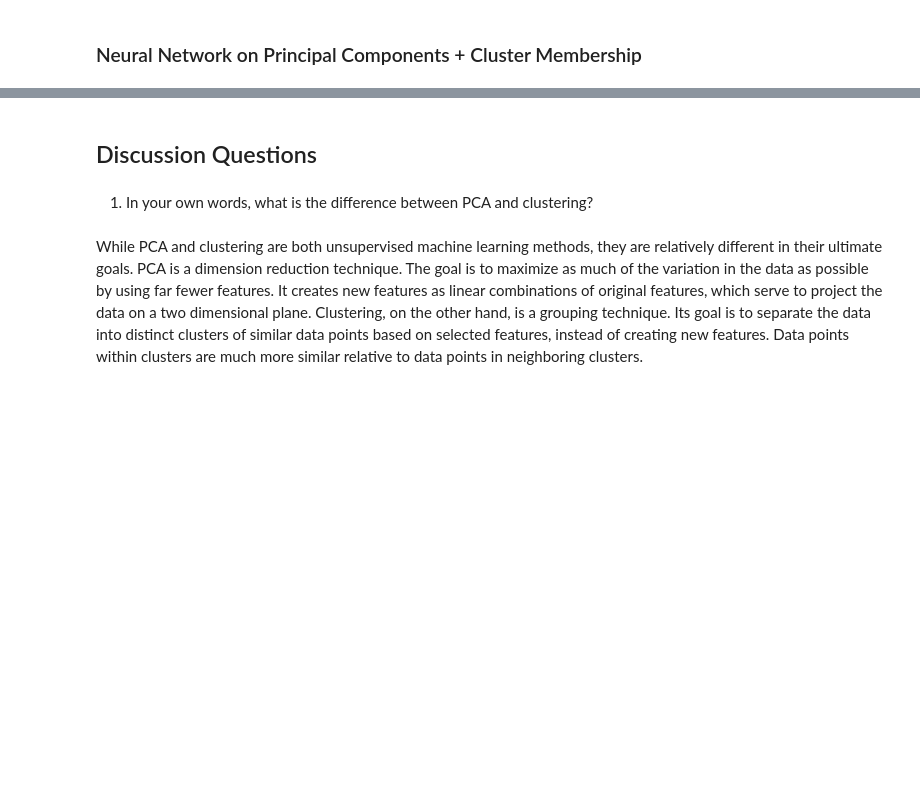
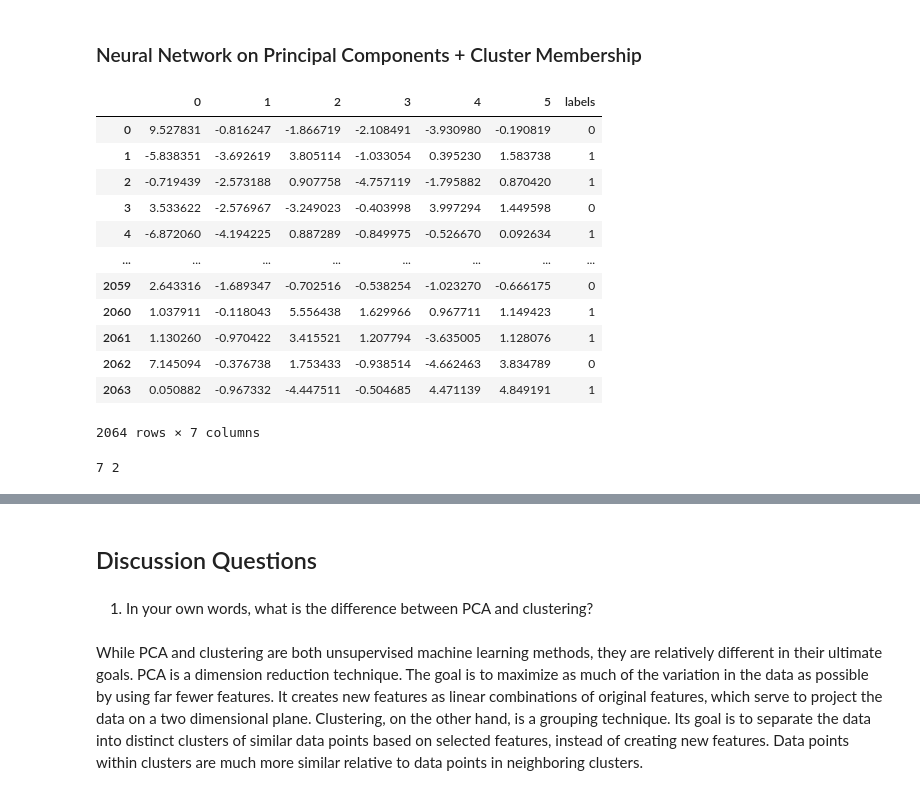
Before and after one commit to soliswinters/CSS-Project4-Team3-Fall2021, a Jupyter notebook: Project 4 Students.ipynb, the cells around one changed output, grey strips where cells are left out. Saved outputs shown, nothing was run; the diff lists cells and outputs as text; code cells hidden in the pictures; blank space fills up the shorter version.

```diff
--- a/Project 4 Students.ipynb
+++ b/Project 4 Students.ipynb
@@ -425,11 +508,28 @@ model.fit(X_train, y_train, validation_data=(X_test, y_test), epochs=10, batch_s
 # %% [markdown]
 ### Neural Network on Principal Components + Cluster Membership
+# %%
+# Set up the data for the PCA+clustering NN model. Here, we dropped irrelevant principal components but keep the
+# clustering feature (labels)
+y = nhanes_scaled['HSD010_binary']
+X_pcaclust = plot_df.drop(['HSD010', 'HSD010_binary',6, 7, 8, 9, 10, 11, 12, 13, 14, 15,
+                      16, 17, 18, 19, 20, 21, 22, 23, 24, 25, 26, 27, 28, 29], axis = 1)
+X_pcaclust
+# %% [output]
+|  | 0 | 1 | 2 | 3 | 4 | 5 | labels |
+| 0 | 9.527831 | -0.816247 | -1.866719 | -2.108491 | -3.930980 | -0.190819 | 0 |
+| 1 | -5.838351 | -3.692619 | 3.805114 | -1.033054 | 0.395230 | 1.583738 | 1 |
+| 2 | -0.719439 | -2.573188 | 0.907758 | -4.757119 | -1.795882 | 0.870420 | 1 |
+| 3 | 3.533622 | -2.576967 | -3.249023 | -0.403998 | 3.997294 | 1.449598 | 0 |
+| 4 | -6.872060 | -4.194225 | 0.887289 | -0.849975 | -0.526670 | 0.092634 | 1 |
+| ... | ... | ... | ... | ... | ... | ... | ... |
+| 2059 | 2.643316 | -1.689347 | -0.702516 | -0.538254 | -1.023270 | -0.666175 | 0 |
+| 2060 | 1.037911 | -0.118043 | 5.556438 | 1.629966 | 0.967711 | 1.149423 | 1 |
+| 2061 | 1.130260 | -0.970422 | 3.415521 | 1.207794 | -3.635005 | 1.128076 | 1 |
+| 2062 | 7.145094 | -0.376738 | 1.753433 | -0.938514 | -4.662463 | 3.834789 | 0 |
+| 2063 | 0.050882 | -0.967332 | -4.447511 | -0.504685 | 4.471139 | 4.849191 | 1 |
+2064 rows × 7 columns
 # %%
-# Set up the data for the PCA+clustering NN model
-y = nhanes_scaled['HSD010_binary']
-X = plot_df.drop(['HSD010', 'HSD010_binary'], axis = 1)
-
-X_train, X_test, y_train, y_test = train_test_split(X, y, test_size = .25, random_state = 10)
+X_train, X_test, y_train, y_test = train_test_split(X_pcaclust, y, test_size = .25, random_state = 10)
 
 # convert class vectors to binary class matrices
 y_train = np_utils.to_categorical(y_train, num_classes=2)
@@ -440,6 +540,8 @@ num_classes = y_test.shape[1]
 num_columns = X_test.shape[1]
 
 print (num_columns, num_classes)
+# %% [output]
+7 2
 # %%
 # NN model with PCA+cluster features
 model = Sequential()
```
Also changed, not shown: parts of 14 cells of this notebook.
